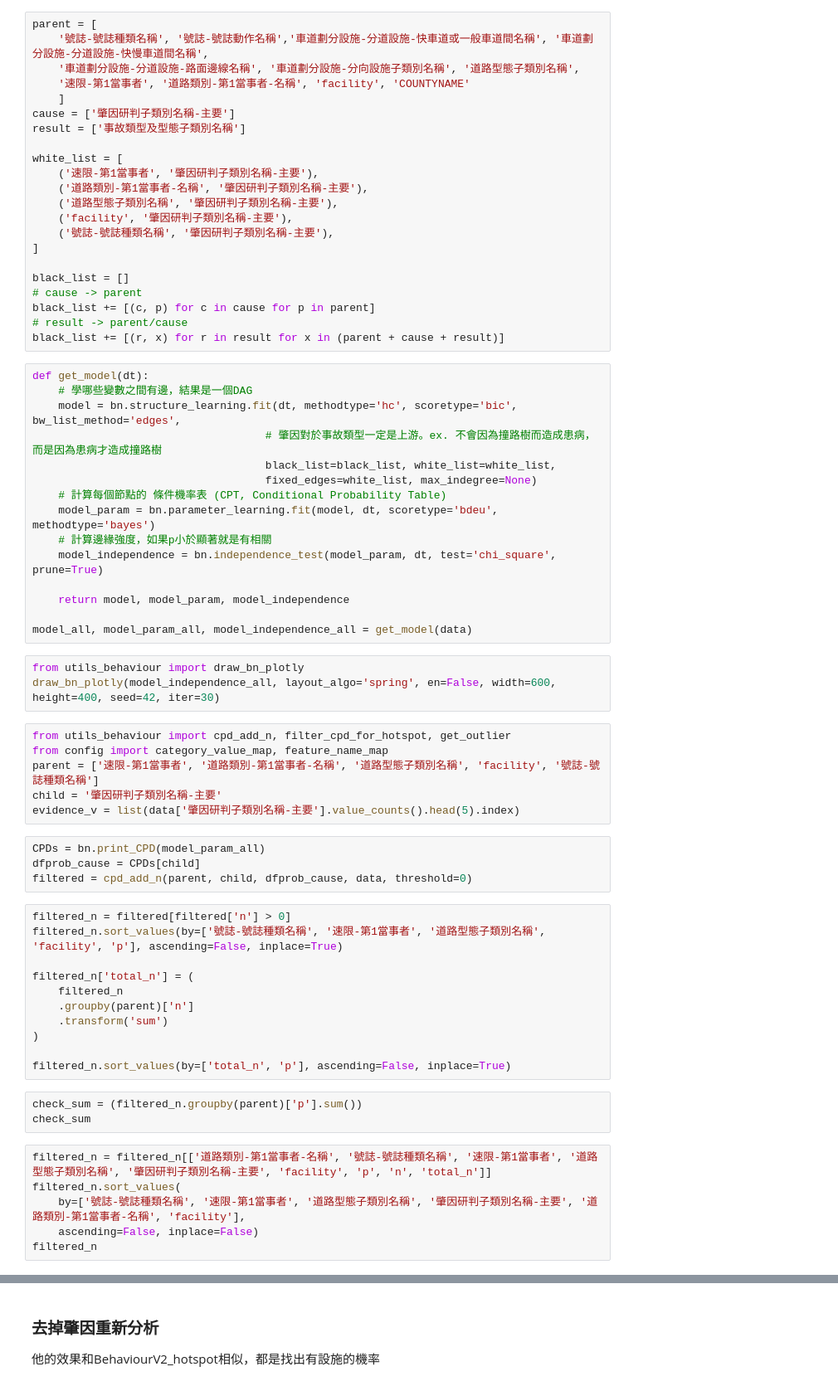
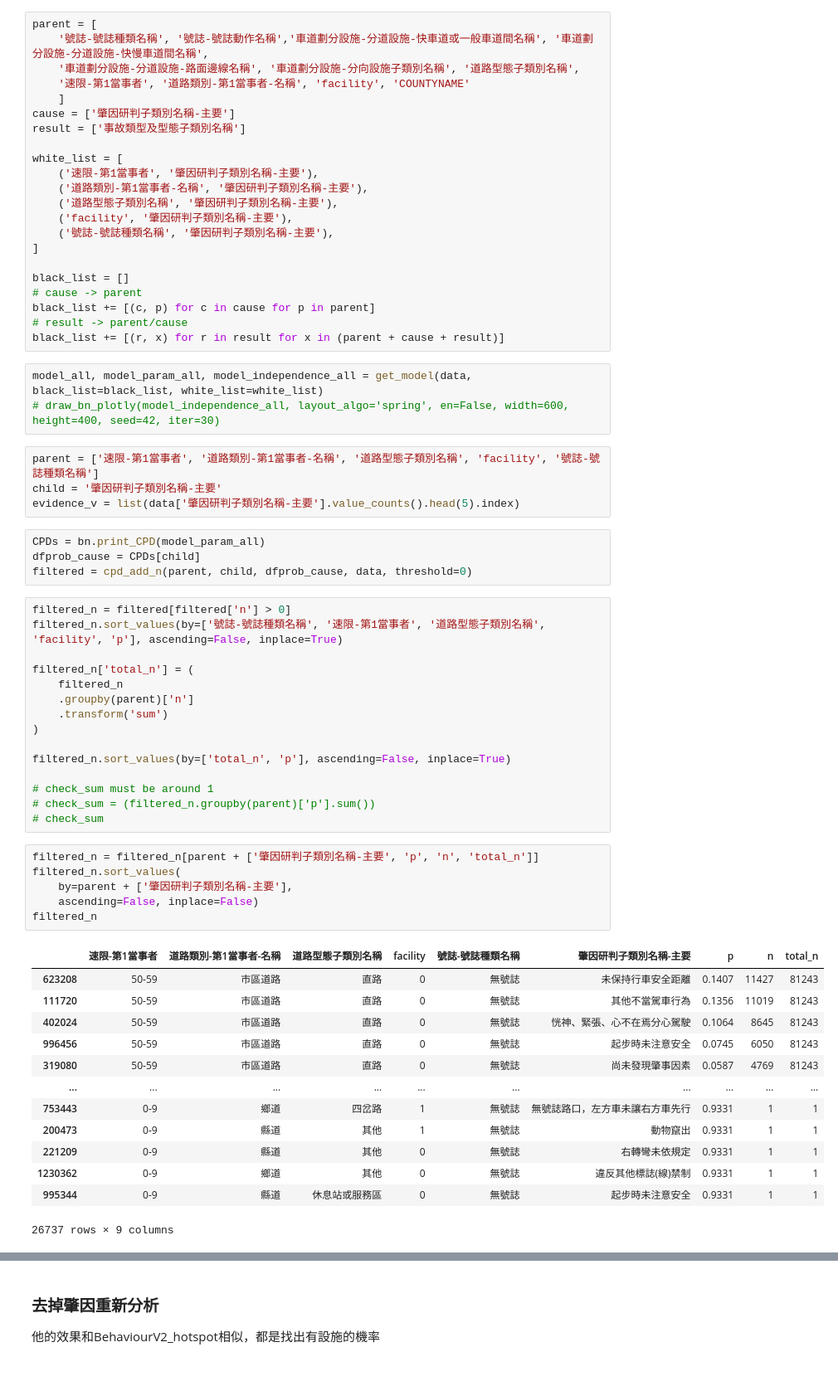
Before and after one commit to kennywang112/ST-RTA, a Jupyter notebook: ModelsV2/Behaviour.ipynb, the cells around one changed output, grey strips where cells are left out. Shown at 83% size. Drawn from its saved outputs; the diff is of its cells as text.

```diff
--- a/ModelsV2/Behaviour.ipynb
+++ b/ModelsV2/Behaviour.ipynb
@@ -57,26 +58,9 @@ black_list += [(c, p) for c in cause for p in parent]
 # result -> parent/cause
 black_list += [(r, x) for r in result for x in (parent + cause + result)]
 # %%
-def get_model(dt):
-    # 學哪些變數之間有邊，結果是一個DAG
-    model = bn.structure_learning.fit(dt, methodtype='hc', scoretype='bic', bw_list_method='edges',
-                                    # 肇因對於事故類型一定是上游。ex. 不會因為撞路樹而造成患病，而是因為患病才造成撞路樹
-                                    black_list=black_list, white_list=white_list,
-                                    fixed_edges=white_list, max_indegree=None)
-    # 計算每個節點的 條件機率表 (CPT, Conditional Probability Table)
-    model_param = bn.parameter_learning.fit(model, dt, scoretype='bdeu', methodtype='bayes')
-    # 計算邊緣強度，如果p小於顯著就是有相關
-    model_independence = bn.independence_test(model_param, dt, test='chi_square', prune=True)
-
-    return model, model_param, model_independence
-
-model_all, model_param_all, model_independence_all = get_model(data)
+model_all, model_param_all, model_independence_all = get_model(data, black_list=black_list, white_list=white_list)
+# draw_bn_plotly(model_independence_all, layout_algo='spring', en=False, width=600, height=400, seed=42, iter=30)
-# %%
-from utils_behaviour import draw_bn_plotly
-draw_bn_plotly(model_independence_all, layout_algo='spring', en=False, width=600, height=400, seed=42, iter=30)
 # %%
-from utils_behaviour import cpd_add_n, filter_cpd_for_hotspot, get_outlier
-from config import category_value_map, feature_name_map
 parent = ['速限-第1當事者', '道路類別-第1當事者-名稱', '道路型態子類別名稱', 'facility', '號誌-號誌種類名稱']
 child = '肇因研判子類別名稱-主要'
 evidence_v = list(data['肇因研判子類別名稱-主要'].value_counts().head(5).index)
@@ -95,15 +79,30 @@ filtered_n['total_n'] = (
 )
 
 filtered_n.sort_values(by=['total_n', 'p'], ascending=False, inplace=True)
+
+# check_sum must be around 1
+# check_sum = (filtered_n.groupby(parent)['p'].sum())
+# check_sum
-# %%
-check_sum = (filtered_n.groupby(parent)['p'].sum())
-check_sum
 # %%
-filtered_n = filtered_n[['道路類別-第1當事者-名稱', '號誌-號誌種類名稱', '速限-第1當事者', '道路型態子類別名稱', '肇因研判子類別名稱-主要', 'facility', 'p', 'n', 'total_n']]
+filtered_n = filtered_n[parent + ['肇因研判子類別名稱-主要', 'p', 'n', 'total_n']]
 filtered_n.sort_values(
-    by=['號誌-號誌種類名稱', '速限-第1當事者', '道路型態子類別名稱', '肇因研判子類別名稱-主要', '道路類別-第1當事者-名稱', 'facility'],
+    by=parent + ['肇因研判子類別名稱-主要'],
     ascending=False, inplace=False)
 filtered_n
+# %% [output]
+|  | 速限-第1當事者 | 道路類別-第1當事者-名稱 | 道路型態子類別名稱 | facility | 號誌-號誌種類名稱 | 肇因研判子類別名稱-主要 | p | n | total_n |
+| 623208 | 50-59 | 市區道路 | 直路 | 0 | 無號誌 | 未保持行車安全距離 | 0.1407 | 11427 | 81243 |
+| 111720 | 50-59 | 市區道路 | 直路 | 0 | 無號誌 | 其他不當駕車行為 | 0.1356 | 11019 | 81243 |
+| 402024 | 50-59 | 市區道路 | 直路 | 0 | 無號誌 | 恍神、緊張、心不在焉分心駕駛 | 0.1064 | 8645 | 81243 |
+| 996456 | 50-59 | 市區道路 | 直路 | 0 | 無號誌 | 起步時未注意安全 | 0.0745 | 6050 | 81243 |
+| 319080 | 50-59 | 市區道路 | 直路 | 0 | 無號誌 | 尚未發現肇事因素 | 0.0587 | 4769 | 81243 |
+| ... | ... | ... | ... | ... | ... | ... | ... | ... | ... |
+| 753443 | 0-9 | 鄉道 | 四岔路 | 1 | 無號誌 | 無號誌路口，左方車未讓右方車先行 | 0.9331 | 1 | 1 |
+| 200473 | 0-9 | 縣道 | 其他 | 1 | 無號誌 | 動物竄出 | 0.9331 | 1 | 1 |
+| 221209 | 0-9 | 縣道 | 其他 | 0 | 無號誌 | 右轉彎未依規定 | 0.9331 | 1 | 1 |
+| 1230362 | 0-9 | 鄉道 | 其他 | 0 | 無號誌 | 違反其他標誌(線)禁制 | 0.9331 | 1 | 1 |
+| 995344 | 0-9 | 縣道 | 休息站或服務區 | 0 | 無號誌 | 起步時未注意安全 | 0.9331 | 1 | 1 |
+26737 rows × 9 columns
 # %%
 import numpy as np
 design = ['道路類別-第1當事者-名稱', '號誌-號誌種類名稱', '速限-第1當事者', '道路型態子類別名稱']
```
Also changed, not shown: parts of 11 cells of this notebook, 10 other files.
